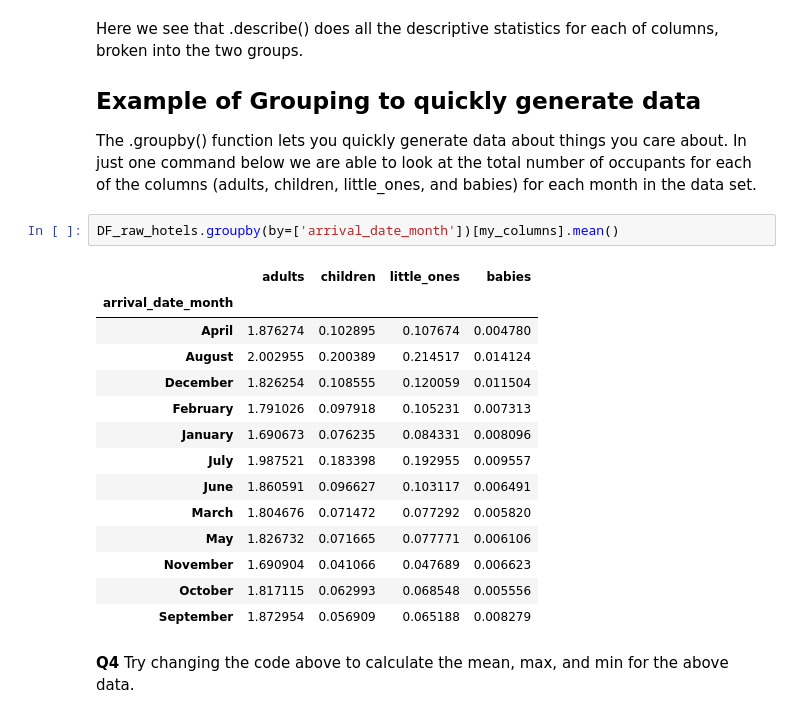
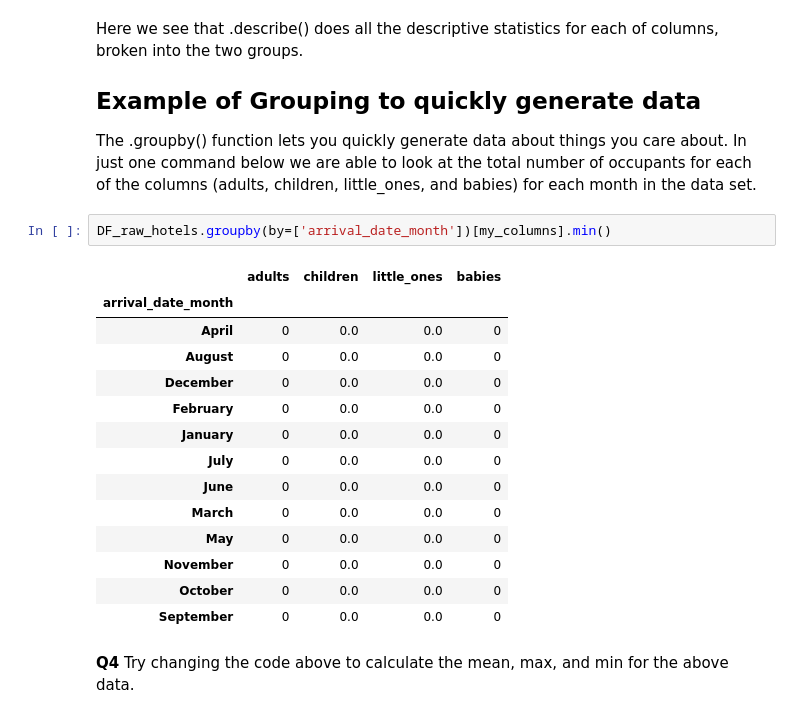
Before and after one commit to josephmadigan-alt/Data101_JosephMadiganRePo, a Jupyter notebook: Day6.ipynb, the cells around one changed output. Drawn from its saved outputs; the diff is of its cells as text.

```diff
--- a/Day6.ipynb
+++ b/Day6.ipynb
@@ -247,22 +258,22 @@ Here we see that .describe() does all the descriptive statistics for each of col
 
 The .groupby() function lets you quickly generate data about things you care about. In just one command below we are able to look at the total number of occupants for each of the columns (adults, children, little_ones, and babies) for each month in the data set.
 # %%
-DF_raw_hotels.groupby(by=['arrival_date_month'])[my_columns].mean()
+DF_raw_hotels.groupby(by=['arrival_date_month'])[my_columns].min()
 # %% [output]
 |  | adults | children | little_ones | babies |
 | arrival_date_month |  |  |  |  |
-| April | 1.876274 | 0.102895 | 0.107674 | 0.004780 |
-| August | 2.002955 | 0.200389 | 0.214517 | 0.014124 |
-| December | 1.826254 | 0.108555 | 0.120059 | 0.011504 |
-| February | 1.791026 | 0.097918 | 0.105231 | 0.007313 |
-| January | 1.690673 | 0.076235 | 0.084331 | 0.008096 |
-| July | 1.987521 | 0.183398 | 0.192955 | 0.009557 |
-| June | 1.860591 | 0.096627 | 0.103117 | 0.006491 |
-| March | 1.804676 | 0.071472 | 0.077292 | 0.005820 |
-| May | 1.826732 | 0.071665 | 0.077771 | 0.006106 |
-| November | 1.690904 | 0.041066 | 0.047689 | 0.006623 |
-| October | 1.817115 | 0.062993 | 0.068548 | 0.005556 |
-| September | 1.872954 | 0.056909 | 0.065188 | 0.008279 |
+| April | 0 | 0.0 | 0.0 | 0 |
+| August | 0 | 0.0 | 0.0 | 0 |
+| December | 0 | 0.0 | 0.0 | 0 |
+| February | 0 | 0.0 | 0.0 | 0 |
+| January | 0 | 0.0 | 0.0 | 0 |
+| July | 0 | 0.0 | 0.0 | 0 |
+| June | 0 | 0.0 | 0.0 | 0 |
+| March | 0 | 0.0 | 0.0 | 0 |
+| May | 0 | 0.0 | 0.0 | 0 |
+| November | 0 | 0.0 | 0.0 | 0 |
+| October | 0 | 0.0 | 0.0 | 0 |
+| September | 0 | 0.0 | 0.0 | 0 |
 # %% [markdown]
 **Q4** Try changing the code above to calculate the mean, max, and min for the above data.
 # %% [markdown]
```
Also changed, not shown: parts of 3 cells of this notebook, 3 other files.
